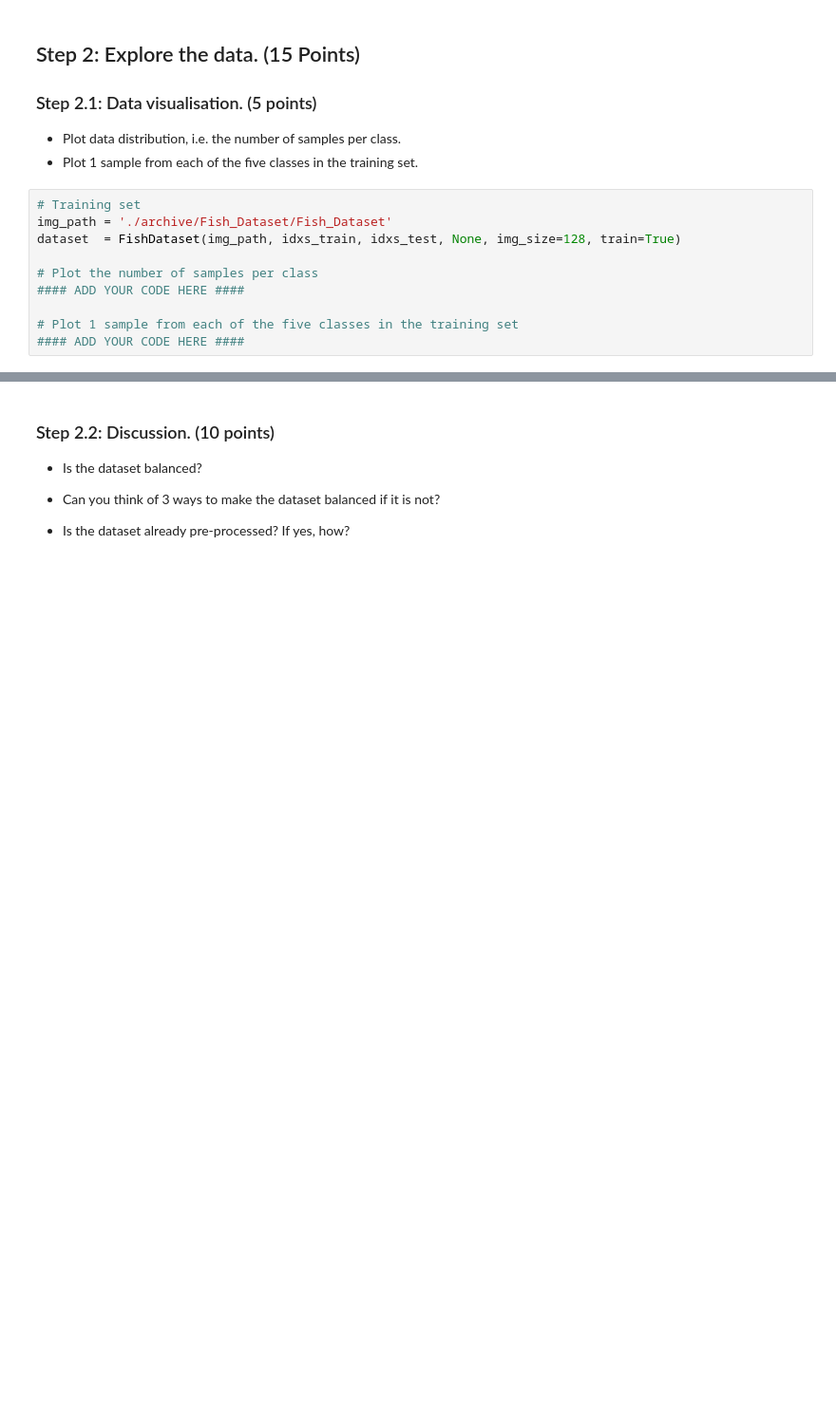
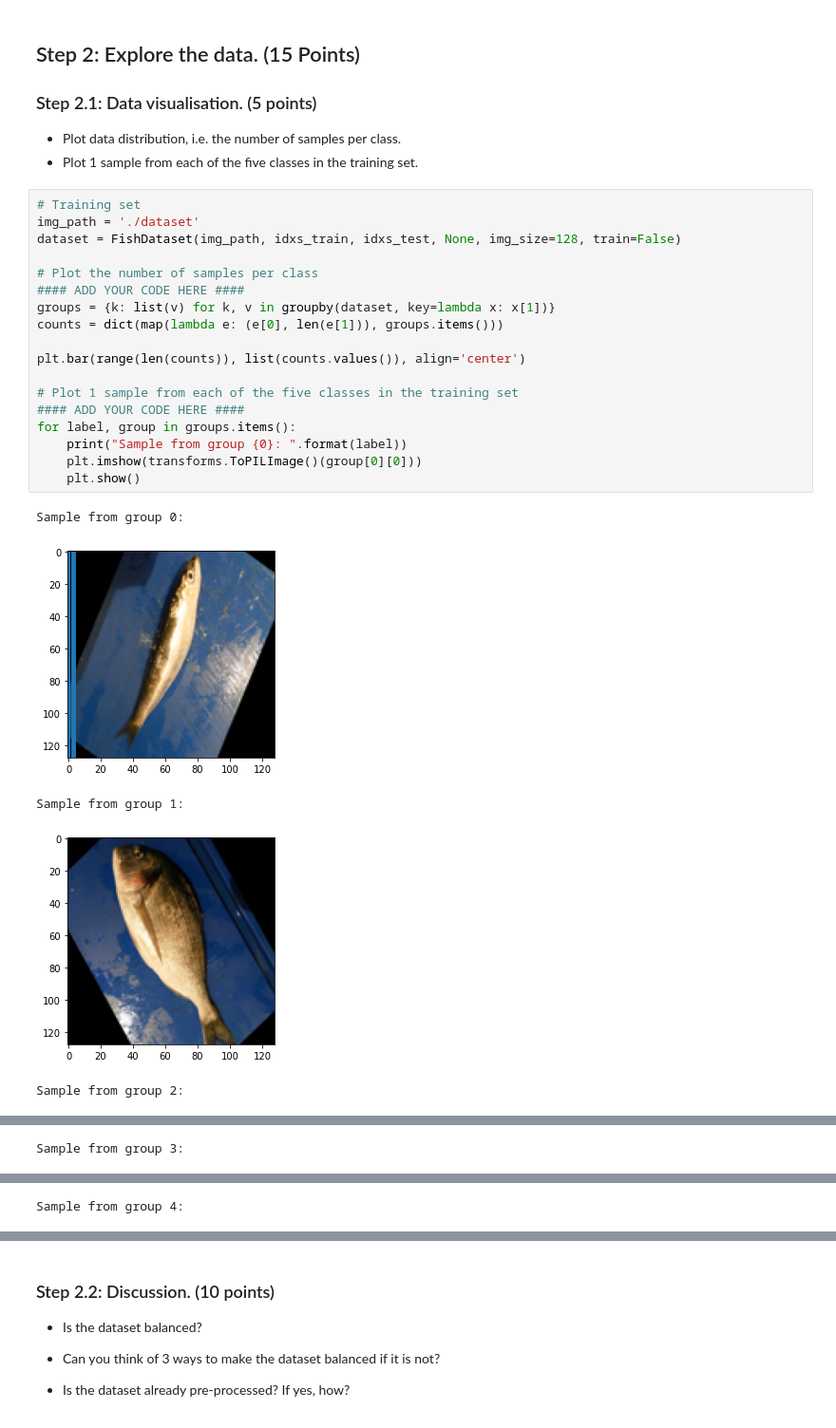
Before and after one commit to bonearadu/Computer_Vision_2022, a Jupyter notebook: coursework_02/coursework_02.ipynb, the cells around one changed output, grey strips where cells are left out. Shown: that part at 95% size. Drawn from its saved outputs; the diff is of its cells as text; blank space fills up the shorter version.

```diff
--- a/coursework_02/coursework_02.ipynb
+++ b/coursework_02/coursework_02.ipynb
@@ -126,11 +153,25 @@ class FishDataset(Dataset):
 - Plot 1 sample from each of the five classes in the training set.
 # %%
 # Training set
-img_path = './archive/Fish_Dataset/Fish_Dataset'
-dataset  = FishDataset(img_path, idxs_train, idxs_test, None, img_size=128, train=True)
+img_path = './dataset'
+dataset = FishDataset(img_path, idxs_train, idxs_test, None, img_size=128, train=False)
 
 # Plot the number of samples per class
 #### ADD YOUR CODE HERE ####
+groups = {k: list(v) for k, v in groupby(dataset, key=lambda x: x[1])}
+counts = dict(map(lambda e: (e[0], len(e[1])), groups.items()))
+
+plt.bar(range(len(counts)), list(counts.values()), align='center')
 
 # Plot 1 sample from each of the five classes in the training set
 #### ADD YOUR CODE HERE ####
+for label, group in groups.items():
+    print("Sample from group {0}: ".format(label))
+    plt.imshow(transforms.ToPILImage()(group[0][0]))
+    plt.show()
+# %% [output]
+Sample from group 0:
+[figure, added]
+Sample from group 1:
+[figure, added]
+Sample from group 2:
@@ -136,0 +179 @@ dataset  = FishDataset(img_path, idxs_train, idxs_test, None, img_size=128, trai
+Sample from group 3:
@@ -136,0 +181 @@ dataset  = FishDataset(img_path, idxs_train, idxs_test, None, img_size=128, trai
+Sample from group 4:
```
Also changed, not shown: parts of 9 cells of this notebook.
